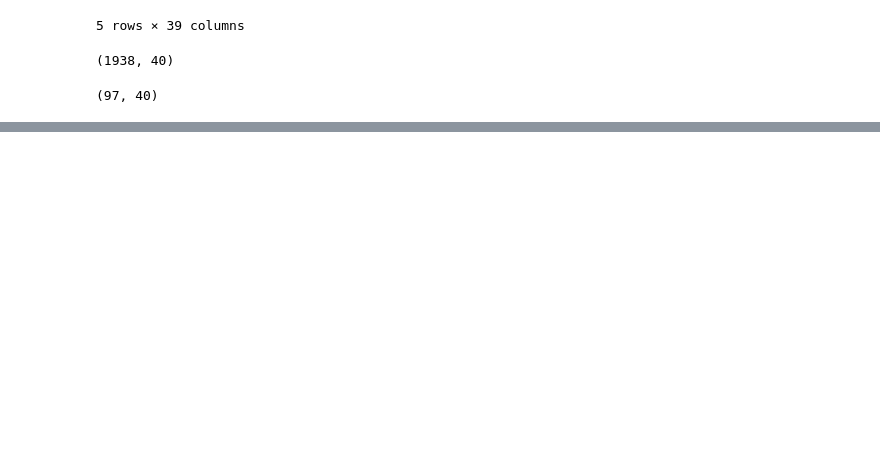
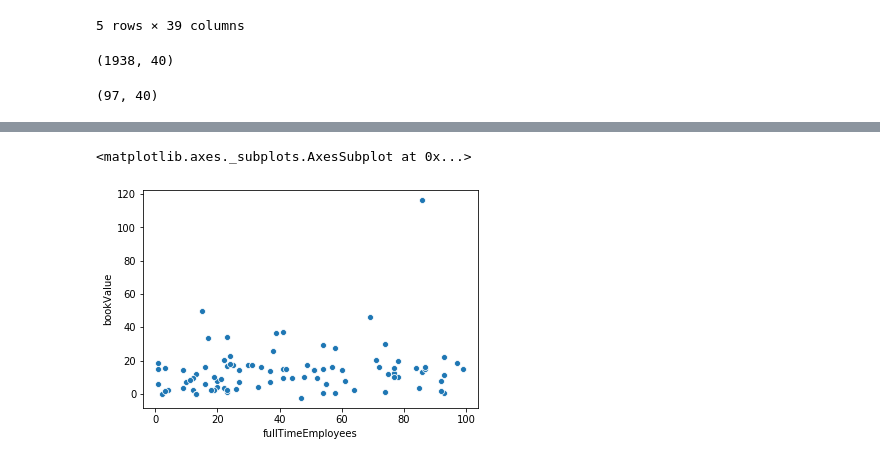
Before and after one commit to ipatel467/Stock-Market-Analysis, a Jupyter notebook: StocksP2.ipynb, the cells around one changed output, grey strips where cells are left out. Saved outputs shown, nothing was run; the diff lists cells and outputs as text; code cells hidden in the pictures; blank space fills up the shorter version.

```diff
--- a/StocksP2.ipynb
+++ b/StocksP2.ipynb
@@ -330,0 +355,5 @@ print(large.shape)
+# %%
+sns.scatterplot(data = small, x= small['fullTimeEmployees'],y=small['bookValue'])
+# %% [output]
+<matplotlib.axes._subplots.AxesSubplot at 0x...>
+[figure, added]
```
Also changed, not shown: parts of 9 cells of this notebook.
